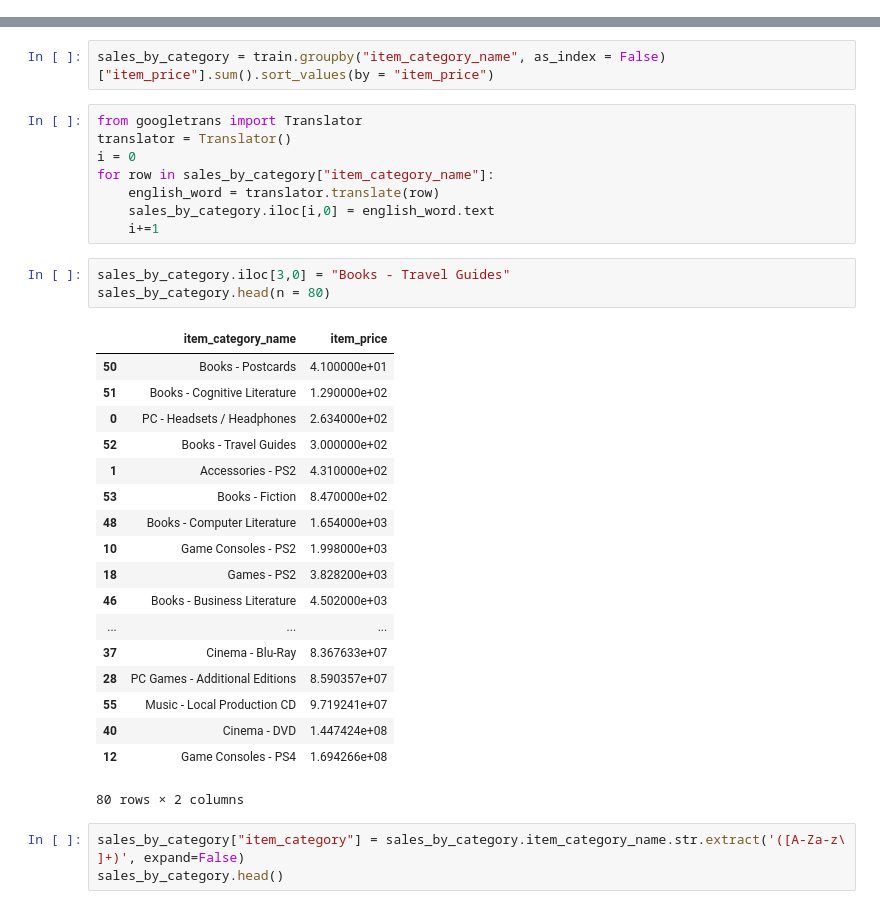
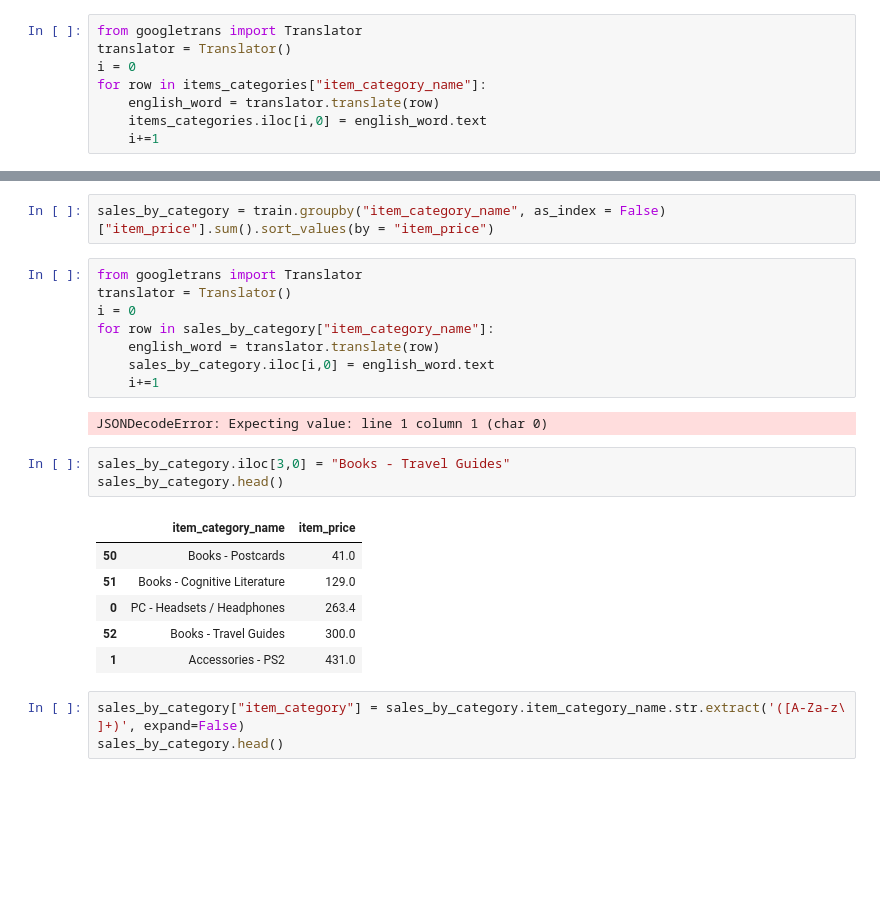
Before and after one commit to PaulGuo5/Predict-Future-Sales, a Jupyter notebook: preprocess.ipynb, the cells around one changed output, grey strips where cells are left out. Drawn from its saved outputs; the diff is of its cells as text; blank space fills up the shorter version.

```diff
--- a/preprocess.ipynb
+++ b/preprocess.ipynb
@@ -190,3 +202,11 @@ sigma2      5.273e+08   4.73e-09   1.12e+17      0.000    5.27e+08    5.27e+08
 [figure]
 [ 79610.6568924  117309.03708527  74054.0285998   53691.56393718
   52122.05115706]
+# %%
+from googletrans import Translator
+translator = Translator()
+i = 0
+for row in items_categories["item_category_name"]:
+    english_word = translator.translate(row)
+    items_categories.iloc[i,0] = english_word.text
+    i+=1
@@ -211,28 +233,18 @@ for row in sales_by_category["item_category_name"]:
     english_word = translator.translate(row)
     sales_by_category.iloc[i,0] = english_word.text
     i+=1
+# %% [output]
+JSONDecodeError: Expecting value: line 1 column 1 (char 0)
 # %%
 sales_by_category.iloc[3,0] = "Books - Travel Guides"
-sales_by_category.head(n = 80)
+sales_by_category.head()
 # %% [output]
 |  | item_category_name | item_price |
-| 50 | Books - Postcards | 4.100000e+01 |
-| 51 | Books - Cognitive Literature | 1.290000e+02 |
-| 0 | PC - Headsets / Headphones | 2.634000e+02 |
-| 52 | Books - Travel Guides | 3.000000e+02 |
-| 1 | Accessories - PS2 | 4.310000e+02 |
-| 53 | Books - Fiction | 8.470000e+02 |
-| 48 | Books - Computer Literature | 1.654000e+03 |
-| 10 | Game Consoles - PS2 | 1.998000e+03 |
-| 18 | Games - PS2 | 3.828200e+03 |
-| 46 | Books - Business Literature | 4.502000e+03 |
-| ... | ... | ... |
-| 37 | Cinema - Blu-Ray | 8.367633e+07 |
-| 28 | PC Games - Additional Editions | 8.590357e+07 |
-| 55 | Music - Local Production CD | 9.719241e+07 |
-| 40 | Cinema - DVD | 1.447424e+08 |
-| 12 | Game Consoles - PS4 | 1.694266e+08 |
+| 50 | Books - Postcards | 41.0 |
+| 51 | Books - Cognitive Literature | 129.0 |
+| 0 | PC - Headsets / Headphones | 263.4 |
+| 52 | Books - Travel Guides | 300.0 |
+| 1 | Accessories - PS2 | 431.0 |
-80 rows × 2 columns
 # %%
 sales_by_category["item_category"] = sales_by_category.item_category_name.str.extract('([A-Za-z\ ]+)', expand=False)
 sales_by_category.head()
```
Also changed, not shown: parts of 4 cells of this notebook.
